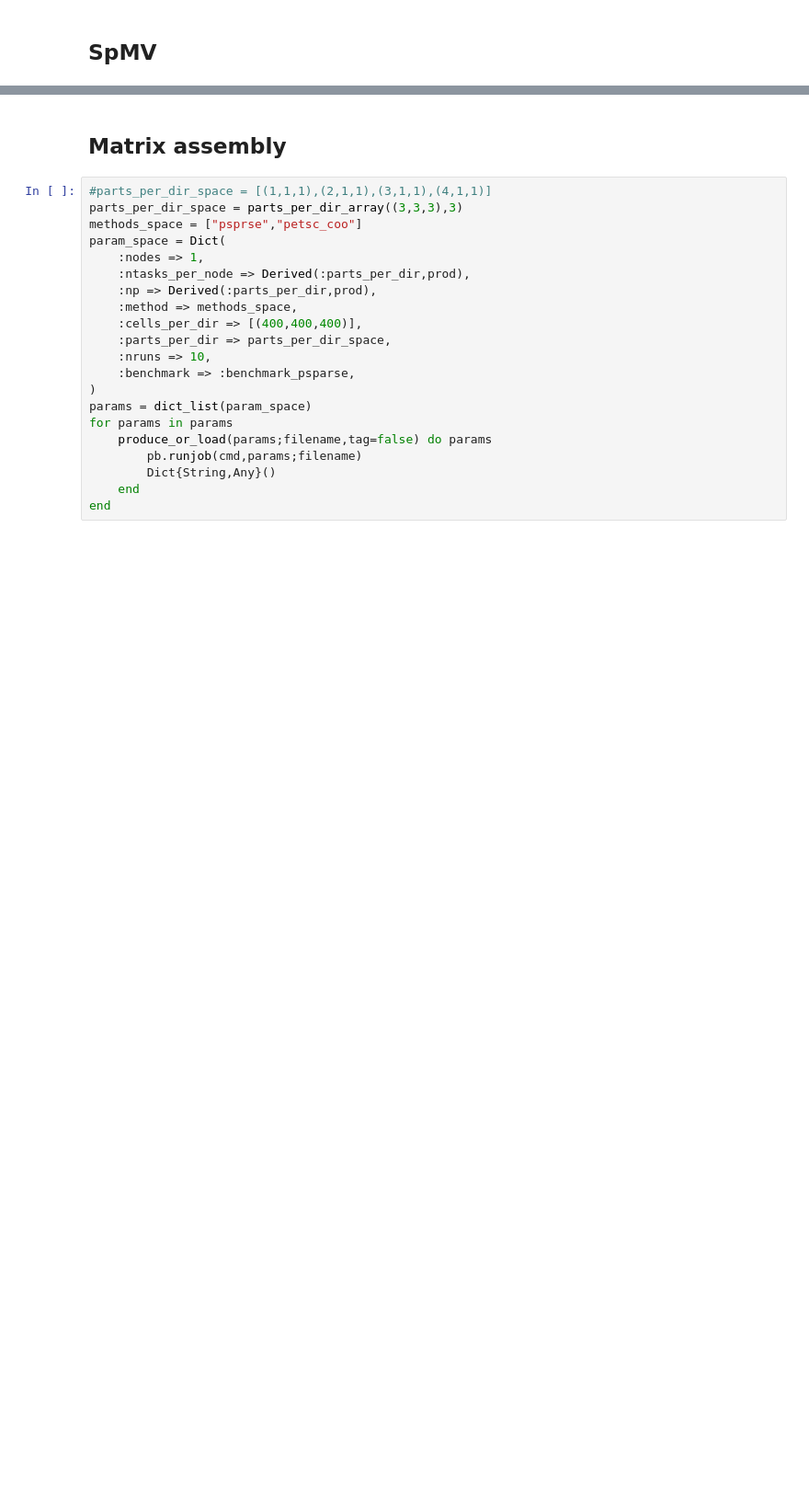
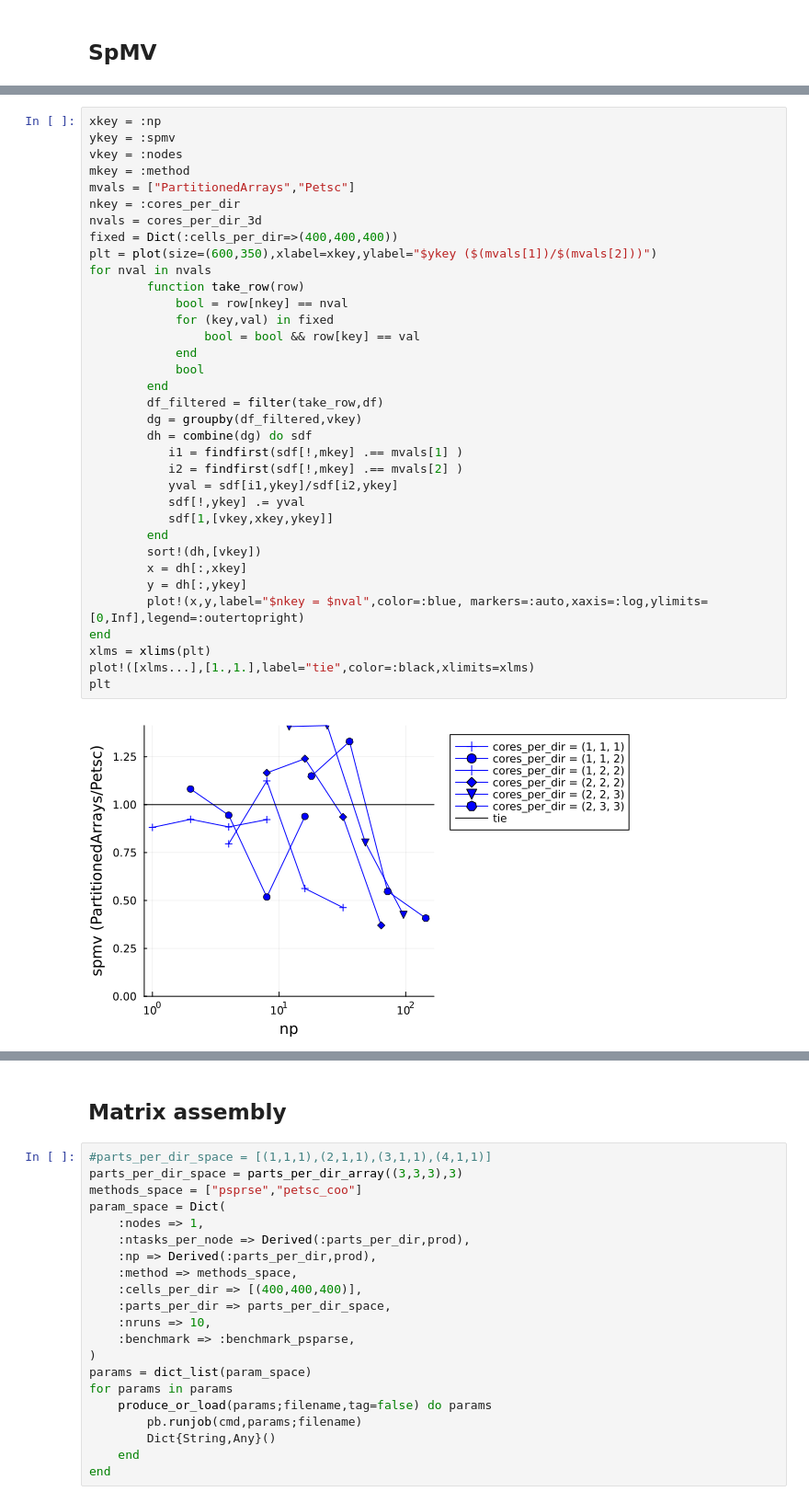
Before and after one commit to fverdugo/PartitionedArrays.jl, a Jupyter notebook: PartitionedArraysBenchmarks/analysis/analysis.ipynb, the cells around one changed output, grey strips where cells are left out. Shown at 92% size. Saved outputs shown, nothing was run; the diff lists cells and outputs as text; blank space fills up the shorter version.

```diff
--- a/PartitionedArraysBenchmarks/analysis/analysis.ipynb
+++ b/PartitionedArraysBenchmarks/analysis/analysis.ipynb
@@ -43,0 +149,37 @@ optimal (generic function with 1 method)
+# %%
+xkey = :np
+ykey = :spmv
+vkey = :nodes
+mkey = :method
+mvals = ["PartitionedArrays","Petsc"]
+nkey = :cores_per_dir
+nvals = cores_per_dir_3d
+fixed = Dict(:cells_per_dir=>(400,400,400))
+plt = plot(size=(600,350),xlabel=xkey,ylabel="$ykey ($(mvals[1])/$(mvals[2]))")
+for nval in nvals
+        function take_row(row)
+            bool = row[nkey] == nval
+            for (key,val) in fixed
+                bool = bool && row[key] == val
+            end
+            bool
+        end
+        df_filtered = filter(take_row,df)
+        dg = groupby(df_filtered,vkey)
+        dh = combine(dg) do sdf
+           i1 = findfirst(sdf[!,mkey] .== mvals[1] )
+           i2 = findfirst(sdf[!,mkey] .== mvals[2] )
+           yval = sdf[i1,ykey]/sdf[i2,ykey]
+           sdf[!,ykey] .= yval
+           sdf[1,[vkey,xkey,ykey]]
+        end
+        sort!(dh,[vkey])
+        x = dh[:,xkey]
+        y = dh[:,ykey]
+        plot!(x,y,label="$nkey = $nval",color=:blue, markers=:auto,xaxis=:log,ylimits=[0,Inf],legend=:outertopright)
+end
+xlms = xlims(plt)
+plot!([xlms...],[1.,1.],label="tie",color=:black,xlimits=xlms)
+plt
+# %% [output]
+[figure, added]
```
Also changed, not shown: parts of 22 cells of this notebook.
